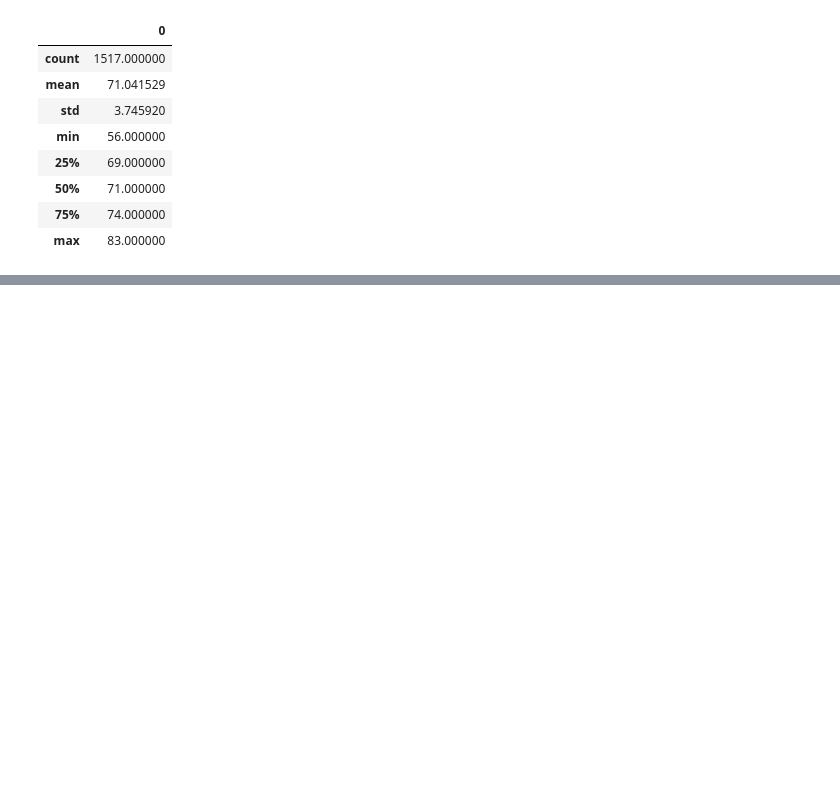
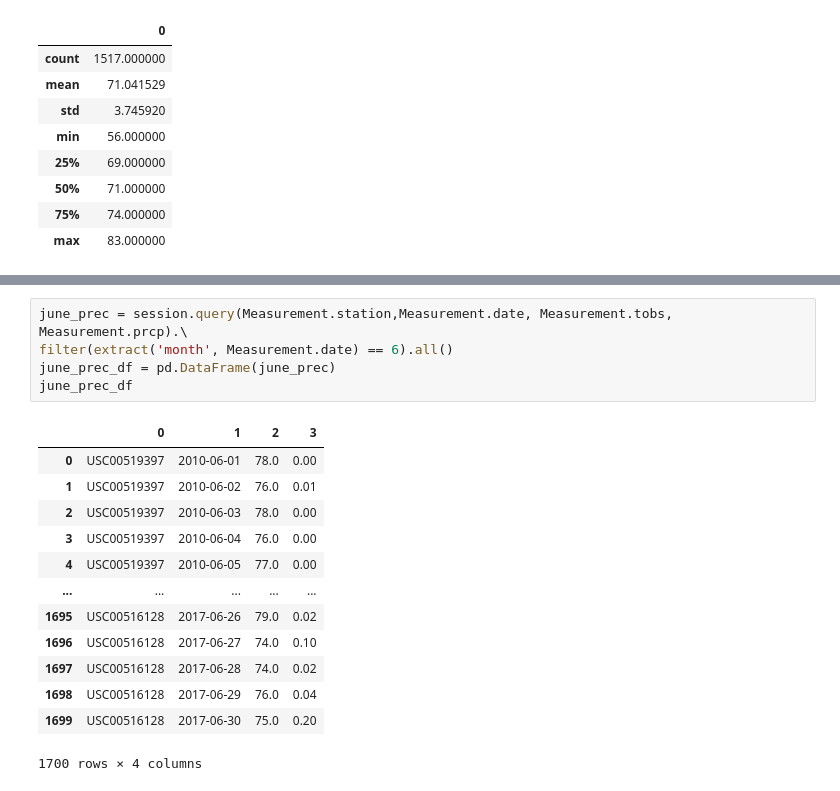
Before and after one commit to hjsaliski/Surfs_Up, a Jupyter notebook: SurfsUp_Challenge.ipynb, the cells around one changed output, grey strips where cells are left out. Drawn from its saved outputs; the diff is of its cells as text; blank space fills up the shorter version.

```diff
--- a/SurfsUp_Challenge.ipynb
+++ b/SurfsUp_Challenge.ipynb
@@ -181,0 +246,19 @@ dec_results_df.describe()
+# %%
+june_prec = session.query(Measurement.station,Measurement.date, Measurement.tobs, Measurement.prcp).\
+filter(extract('month', Measurement.date) == 6).all()
+june_prec_df = pd.DataFrame(june_prec)
+june_prec_df
+# %% [output]
+|  | 0 | 1 | 2 | 3 |
+| 0 | USC00519397 | 2010-06-01 | 78.0 | 0.00 |
+| 1 | USC00519397 | 2010-06-02 | 76.0 | 0.01 |
+| 2 | USC00519397 | 2010-06-03 | 78.0 | 0.00 |
+| 3 | USC00519397 | 2010-06-04 | 76.0 | 0.00 |
+| 4 | USC00519397 | 2010-06-05 | 77.0 | 0.00 |
+| ... | ... | ... | ... | ... |
+| 1695 | USC00516128 | 2017-06-26 | 79.0 | 0.02 |
+| 1696 | USC00516128 | 2017-06-27 | 74.0 | 0.10 |
+| 1697 | USC00516128 | 2017-06-28 | 74.0 | 0.02 |
+| 1698 | USC00516128 | 2017-06-29 | 76.0 | 0.04 |
+| 1699 | USC00516128 | 2017-06-30 | 75.0 | 0.20 |
+1700 rows × 4 columns
```
Also changed, not shown: parts of 5 cells of this notebook.
